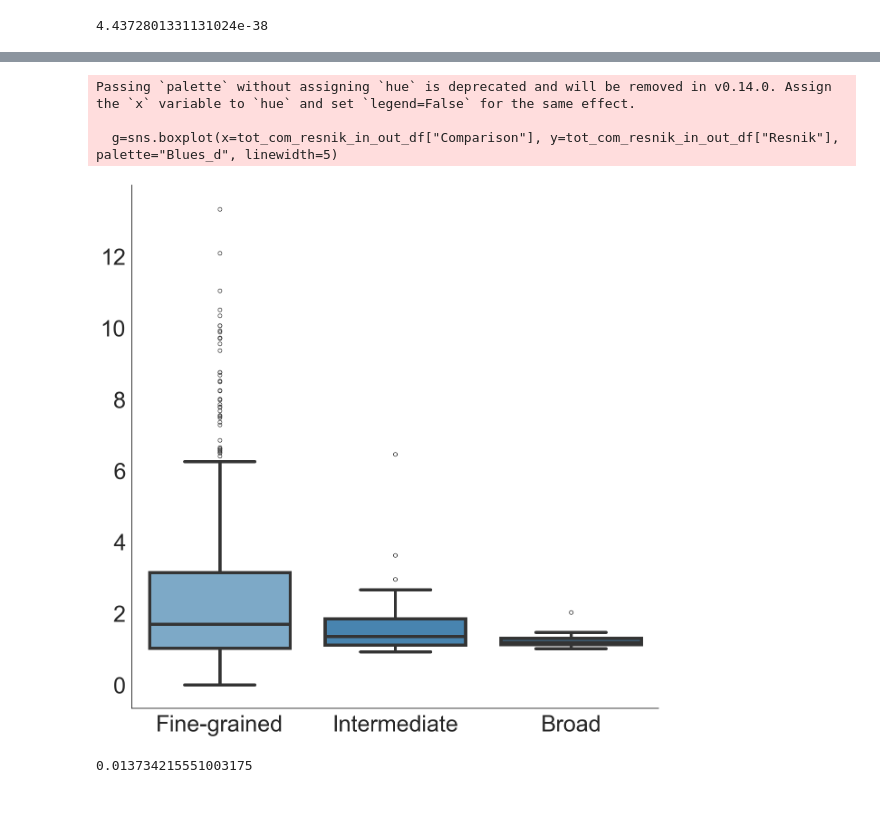
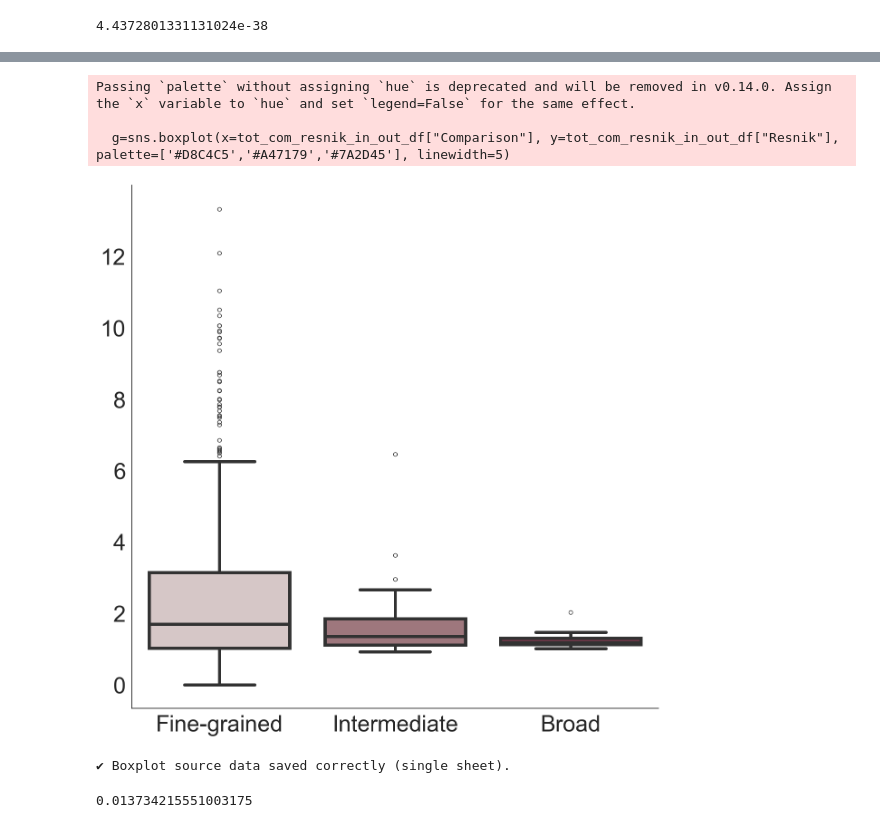
Before and after one commit to menchelab/Exposome, a Jupyter notebook: Exp_fin_7_ChemSimilarity_postclustering.ipynb, the cells around one changed output, grey strips where cells are left out. Drawn from its saved outputs; the diff is of its cells as text; code cells hidden in the pictures.

```diff
--- a/Exp_fin_7_ChemSimilarity_postclustering.ipynb
+++ b/Exp_fin_7_ChemSimilarity_postclustering.ipynb
@@ -295,28 +388,56 @@ tot_com_resnik_in_out_df['Comparison']=state_resnik
 # %%
 import seaborn as sns
 import matplotlib.pyplot as plt
 
 fig, ax = plt.subplots(figsize=(15, 15))
 sns.set(style="white")
 
-g=sns.boxplot(x=tot_com_resnik_in_out_df["Comparison"], y=tot_com_resnik_in_out_df["Resnik"], palette="Blues_d", linewidth=5)
+g=sns.boxplot(x=tot_com_resnik_in_out_df["Comparison"], y=tot_com_resnik_in_out_df["Resnik"], palette=['#D8C4C5','#A47179','#7A2D45'], linewidth=5)
 
 ax.set_xlabel("",fontsize=32)
 ax.set_ylabel("",fontsize=32)
 ax.spines['top'].set_visible(False)
 ax.spines['right'].set_visible(False)
 ax.spines['bottom'].set_visible(True)
 ax.spines['left'].set_visible(True)
 ax.set_yticklabels([int(i) for i in list(ax.get_yticks())], size = 36)
 labels = ["Fine-grained", "Intermediate", "Broad"]  # Modified labels
 ax.set_xticklabels(labels, size=36)
-plt.savefig('output/Figures/SF5D_v01_post_rev.pdf',format='pdf',dpi=300, bbox_inches = "tight")
+#plt.savefig('output/Figures/SF5D_v01_post_rev.pdf',format='pdf',dpi=300, bbox_inches = "tight")
 plt.show()
 # %% [output]
 Passing `palette` without assigning `hue` is deprecated and will be removed in v0.14.0. Assign the `x` variable to `hue` and set `legend=False` for the same effect.
 
-  g=sns.boxplot(x=tot_com_resnik_in_out_df["Comparison"], y=tot_com_resnik_in_out_df["Resnik"], palette="Blues_d", linewidth=5)
+  g=sns.boxplot(x=tot_com_resnik_in_out_df["Comparison"], y=tot_com_resnik_in_out_df["Resnik"], palette=['#D8C4C5','#A47179','#7A2D45'], linewidth=5)
-[figure, old version]
+[figure, new version]
+# %%
+
+palette_map = {
+    "Fine-grained": "#D8C4C5",
+    "Intermediate": "#A47179",
+    "Broad": "#7A2D45"
+}
+
+tot_com_resnik_in_out_df["Color"] = tot_com_resnik_in_out_df["Comparison"].map(palette_map)
+
+excel_path = "output/Source_Data_exposurome.xlsx"
+
+with pd.ExcelWriter(
+        excel_path,
+        engine="openpyxl",
+        mode="a",
+        if_sheet_exists="new"
+    ) as writer:
+
+    tot_com_resnik_in_out_df.to_excel(
+        writer,
+        sheet_name="SF8D",
+        index=False
+    )
+
+print("✔ Boxplot source data saved correctly (single sheet).")
+# %% [output]
+✔ Boxplot source data saved correctly (single sheet).
 # %%
 from scipy import stats
 
```
Also changed, not shown: parts of 15 cells of this notebook, 1 other file.
